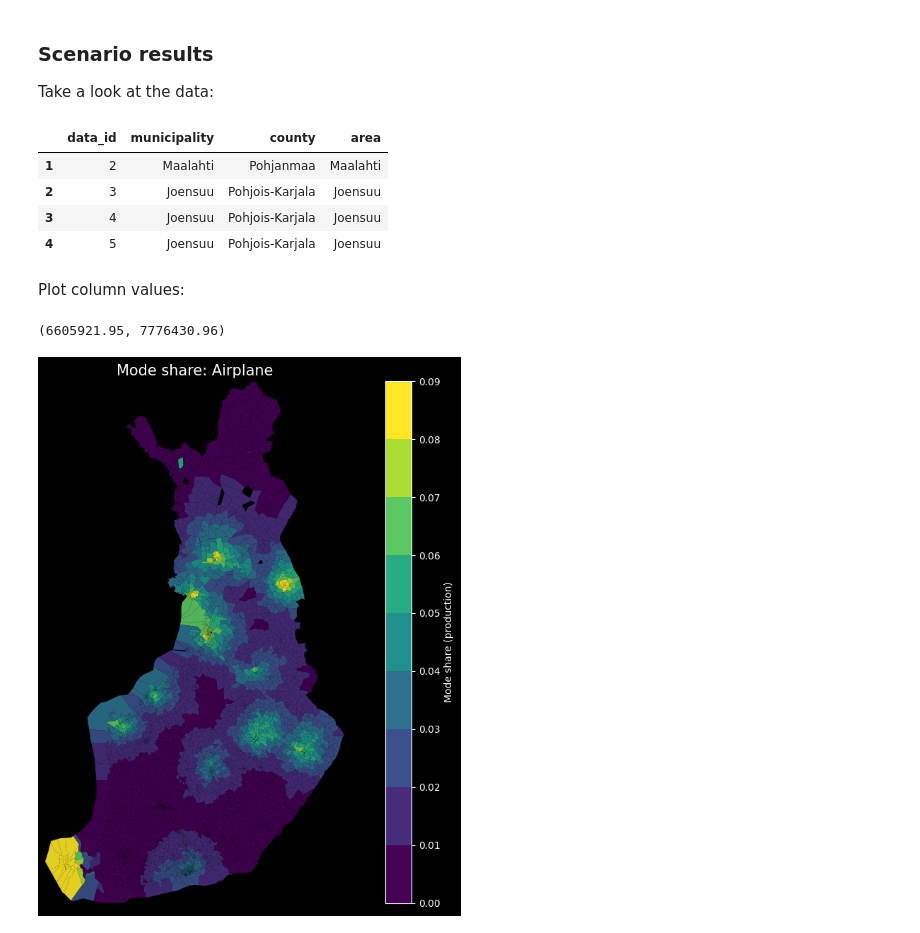
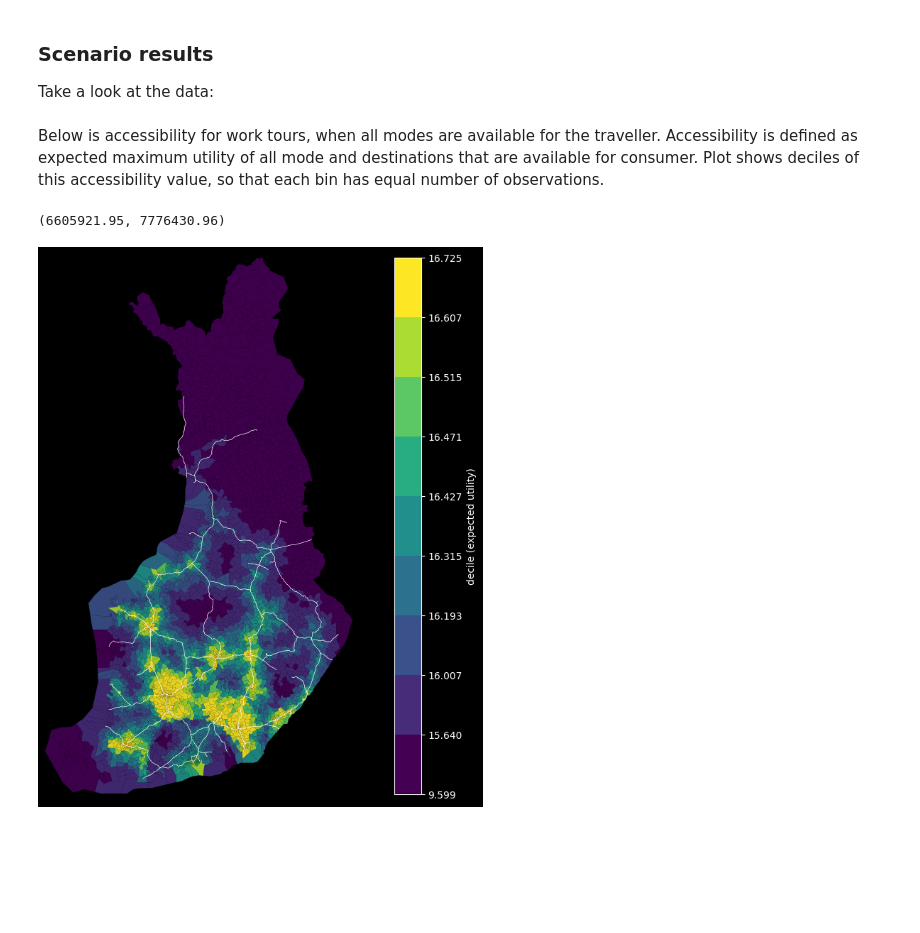
Before and after one commit to Traficom/lem-model-system, a Jupyter notebook: Results/example_result_template.ipynb, the cells around one changed output. Saved outputs shown, nothing was run; the diff lists cells and outputs as text; code cells hidden in the pictures; blank space fills up the shorter version.

Commit message:
Update scenario data module

```diff
--- a/Results/example_result_template.ipynb
+++ b/Results/example_result_template.ipynb
@@ -20,0 +17,7 @@ scenario1 = ScenarioData("2023", "./V2018/koko_suomi/", "C:/Users/suppoatt/model
+# %%
+scenario1 = ScenarioData(
+    name = "2023",
+    result_data_path = "../Results/2018/koko_suomi/",
+    base_data_path = "../Base_input_data/2018_zonedata/",
+    scenario_data_path = "../Scenario_input_data/2018/koko_suomi/"
+)
@@ -21,2 +26,7 @@ scenario1 = ScenarioData("2023", "./V2018/koko_suomi/", "C:/Users/suppoatt/model
+# %%
+
+import geopandas as gpd
+links = gpd.read_file("C:/Users/suppoatt/emme/koko_suomi_network_22-05-2024/koko_suomi.gpkg", engine = "pyogrio", layer = "network_links")
+links = links.to_crs("EPSG:3067")
 # %% [markdown]
 Use subregion of Sourthern Finland
@@ -26,49 +33,45 @@ scenario1.use_subregion("county", "Uusimaa")
+# %%
+scenario1.set_subregion("county", ["Uusimaa"])
 # %% [markdown]
 ### Scenario results
 Take a look at the data:
-# %%
-display(scenario0.aggregations.iloc[1:5,])
-# %% [output]
-|  | data_id | municipality | county | area |
-| 1 | 2 | Maalahti | Pohjanmaa | Maalahti |
-| 2 | 3 | Joensuu | Pohjois-Karjala | Joensuu |
-| 3 | 4 | Joensuu | Pohjois-Karjala | Joensuu |
-| 4 | 5 | Joensuu | Pohjois-Karjala | Joensuu |
-# %% [markdown]
-Plot column values:
+# %% [markdown]
+Below is accessibility for work tours, when all modes are available for the traveller. Accessibility is defined as expected maximum utility of all mode and destinations that are available for consumer. Plot shows deciles of this accessibility value, so that each bin has equal number of observations.
 # %%
-# Get mode share data to geodataframe
-data = scenario0.zonedata_to_gdf(scenario0.mode_shares)
+# Get accessibility data to geodataframe
+data = scenario1.get_spatial_zonedata("accessibility")
+column_name = "hb_leisure_long_t"
 
 # Matplot
 fig, ax = plt.subplots(figsize=(12, 8))
-plt.style.use('dark_background')
+#plt.style.use('dark_background')
 
 # Discrete colour scale
 discrete_cmap = plt.cm.get_cmap("viridis")
 
-# Set bins to defined intervals
-MAX = 0.1
-MIN = 0.0
-INTERVAL = 0.01
-norm = mpl.colors.BoundaryNorm(np.arange(MIN, MAX, INTERVAL), discrete_cmap.N)
+# Set bins of 10 quantiles
+range = np.quantile(data[column_name], np.arange(0, 1, 0.1))
+norm = mpl.colors.BoundaryNorm(range, discrete_cmap.N)
+
 
 # Visualize travel times into continuous coloring scheme
-data.plot(ax=ax, column="airplane",  linewidth=0.03,
+data.plot(ax=ax, column=column_name, linewidth=0.03,
           cmap=discrete_cmap, norm=norm,
           alpha=0.9, legend=True,
-          legend_kwds={"label": "Mode share (production)", "orientation": "vertical"})
+          legend_kwds={"label": "decile (expected utility)", "orientation": "vertical"})
+
+# Add links to plot
+links[links.layer == 4].plot(ax=ax, color="white", linestyle="-", linewidth=0.3)
 
 # Themes
 ax.set_axis_off()
-plt.title("Mode share: Airplane", fontdict = {'fontsize':15})
 plt.tight_layout()
 
 # Set axis bb
 xmin, ymin, xmax, ymax = data.total_bounds
 pad = 0.05  # add a padding around the geometry
 ax.set_xlim(xmin-pad, xmax+pad)
 ax.set_ylim(ymin-pad, ymax+pad)
 # %% [output]
 (6605921.95, 7776430.96)
-[figure, old version]
+[figure, new version]
```
Also changed, not shown: parts of 6 cells of this notebook, 2 other files.
